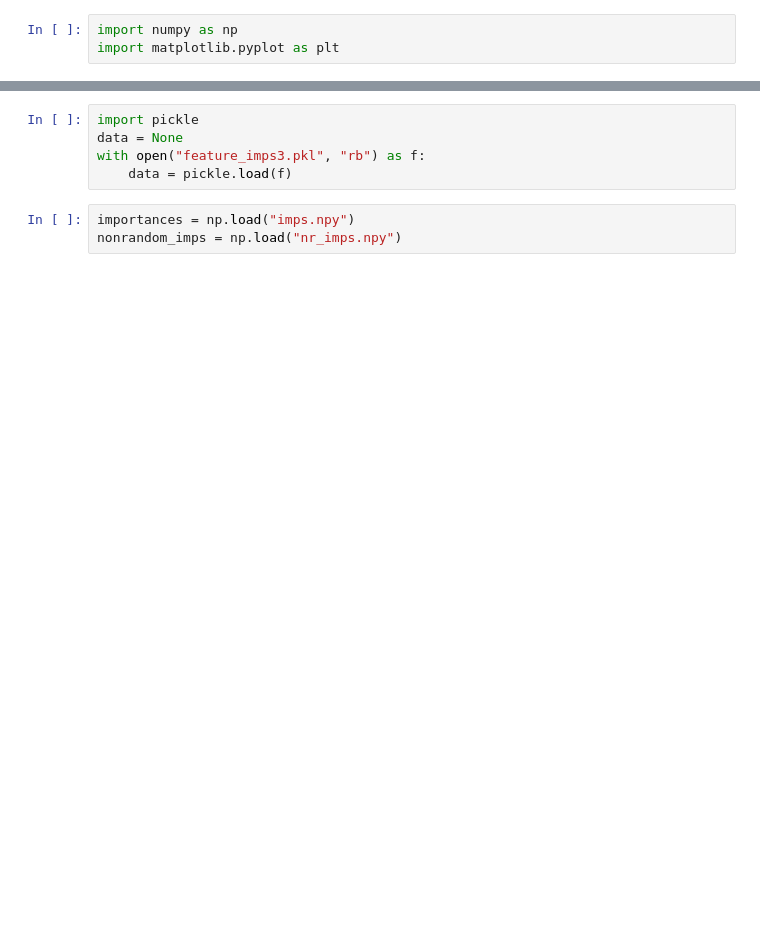
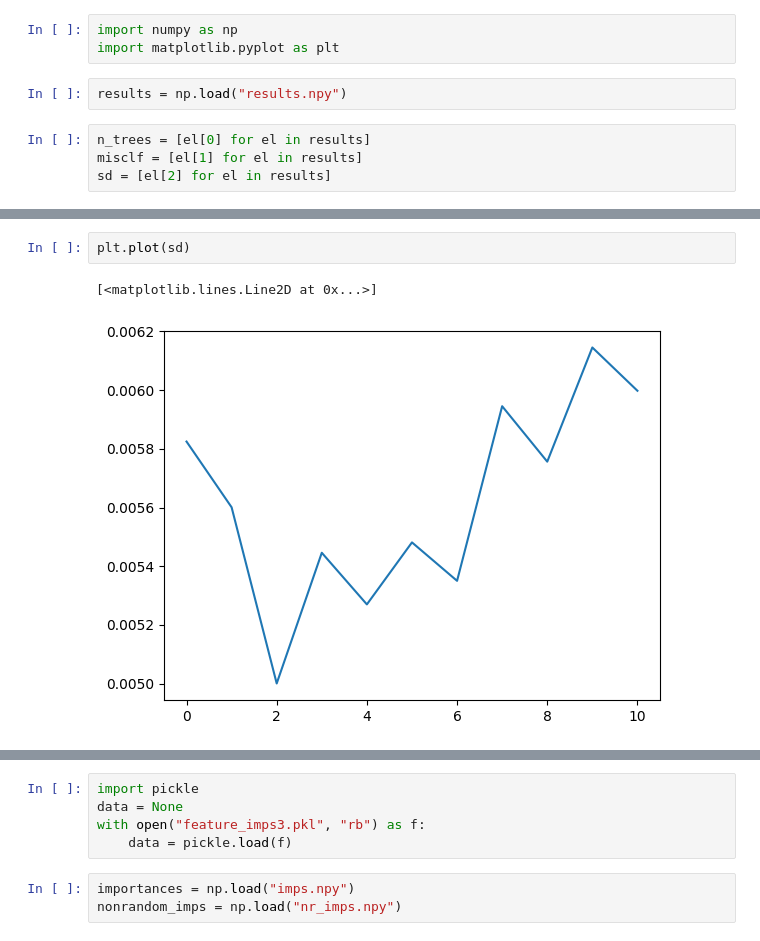
Before and after one commit to strojanski/ML-DS-I, a Jupyter notebook: hw1/imp_analysis.ipynb, the cells around one changed output, grey strips where cells are left out. Saved outputs shown, nothing was run; the diff lists cells and outputs as text; blank space fills up the shorter version.

```diff
--- a/hw1/imp_analysis.ipynb
+++ b/hw1/imp_analysis.ipynb
@@ -1,3 +1,9 @@
 # %%
 import numpy as np
 import matplotlib.pyplot as plt
+# %%
+results = np.load("results.npy")
+# %%
+n_trees = [el[0] for el in results]
+misclf = [el[1] for el in results]
+sd = [el[2] for el in results]
@@ -3,0 +24,5 @@ import matplotlib.pyplot as plt
+# %%
+plt.plot(sd)
+# %% [output]
+[<matplotlib.lines.Line2D at 0x...>]
+[figure, added]
```
Also changed, not shown: parts of 7 cells of this notebook, 2 other files.
